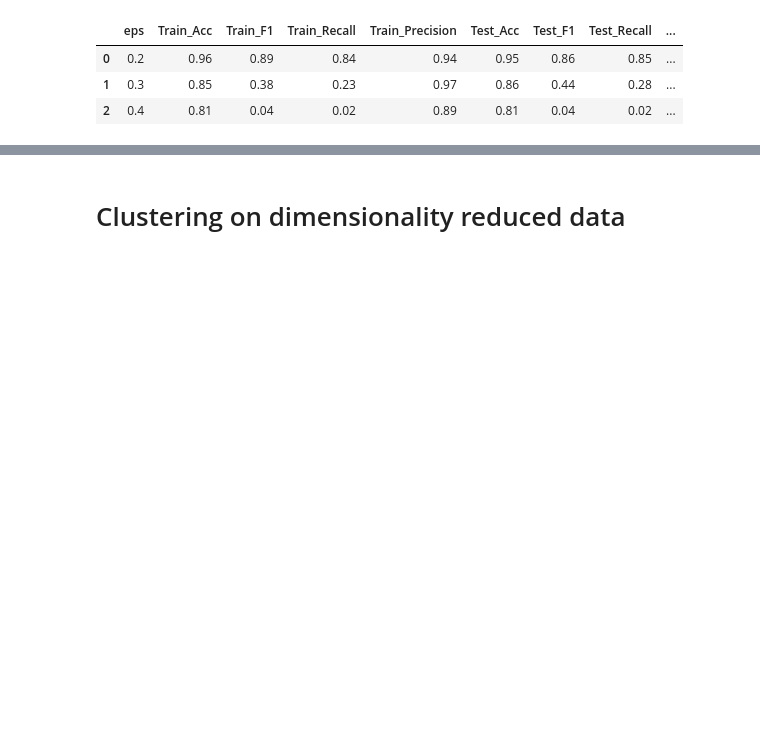
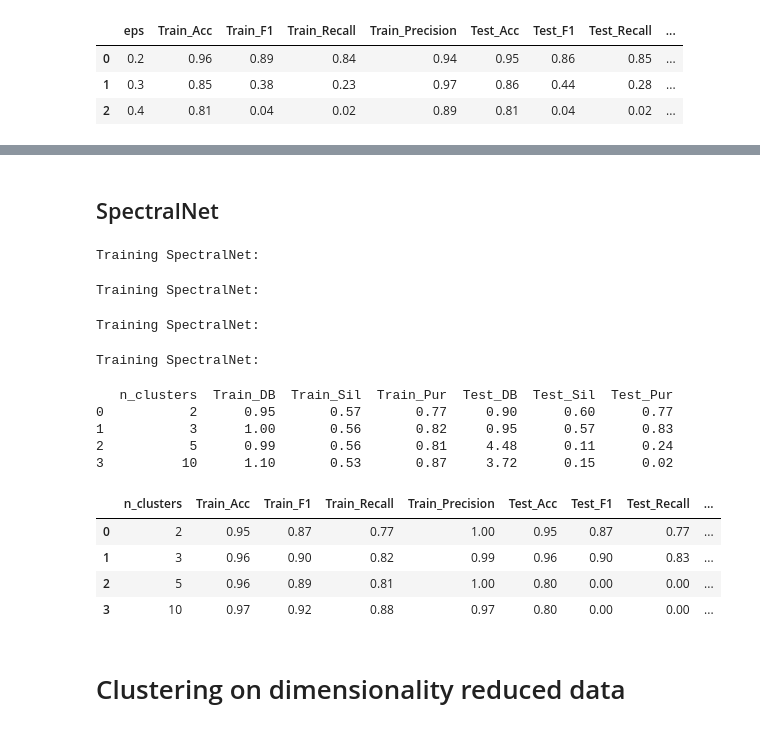
Before and after one commit to Mads-Ringsted/fraud-detection, a Jupyter notebook: clustering_analysis.ipynb, the cells around one changed output, grey strips where cells are left out. Drawn from its saved outputs; the diff is of its cells as text; code cells hidden in the pictures; blank space fills up the shorter version.

```diff
--- a/clustering_analysis.ipynb
+++ b/clustering_analysis.ipynb
@@ -74,3 +102,27 @@ dbscan_reports_df.round(2)
+# %% [markdown]
+## SpectralNet
+# %%
+spectralnet_cluster_metrics, spectralnet_classification_metrics = score_spectral_net(X_train, X_test, y_train, y_test)
+spectralnet_cluster_results_df = pd.DataFrame(spectralnet_cluster_metrics)
+spectralnet_cluster_reports_df = pd.DataFrame(spectralnet_classification_metrics)
+
+print(spectralnet_cluster_results_df.round(2))
+spectralnet_cluster_reports_df.round(2)
+# %% [output]
+Training SpectralNet:
+Training SpectralNet:
+Training SpectralNet:
+Training SpectralNet:
+   n_clusters  Train_DB  Train_Sil  Train_Pur  Test_DB  Test_Sil  Test_Pur
+0           2      0.95       0.57       0.77     0.90      0.60      0.77
+1           3      1.00       0.56       0.82     0.95      0.57      0.83
+2           5      0.99       0.56       0.81     4.48      0.11      0.24
+3          10      1.10       0.53       0.87     3.72      0.15      0.02
+|  | n_clusters | Train_Acc | Train_F1 | Train_Recall | Train_Precision | Test_Acc | Test_F1 | Test_Recall | ... |
+| 0 | 2 | 0.95 | 0.87 | 0.77 | 1.00 | 0.95 | 0.87 | 0.77 | ... |
+| 1 | 3 | 0.96 | 0.90 | 0.82 | 0.99 | 0.96 | 0.90 | 0.83 | ... |
+| 2 | 5 | 0.96 | 0.89 | 0.81 | 1.00 | 0.80 | 0.00 | 0.00 | ... |
+| 3 | 10 | 0.97 | 0.92 | 0.88 | 0.97 | 0.80 | 0.00 | 0.00 | ... |
 # %% [markdown]
 # Clustering on dimensionality reduced data
 # %%
```
Also changed, not shown: parts of 12 cells of this notebook, 3 other files.
